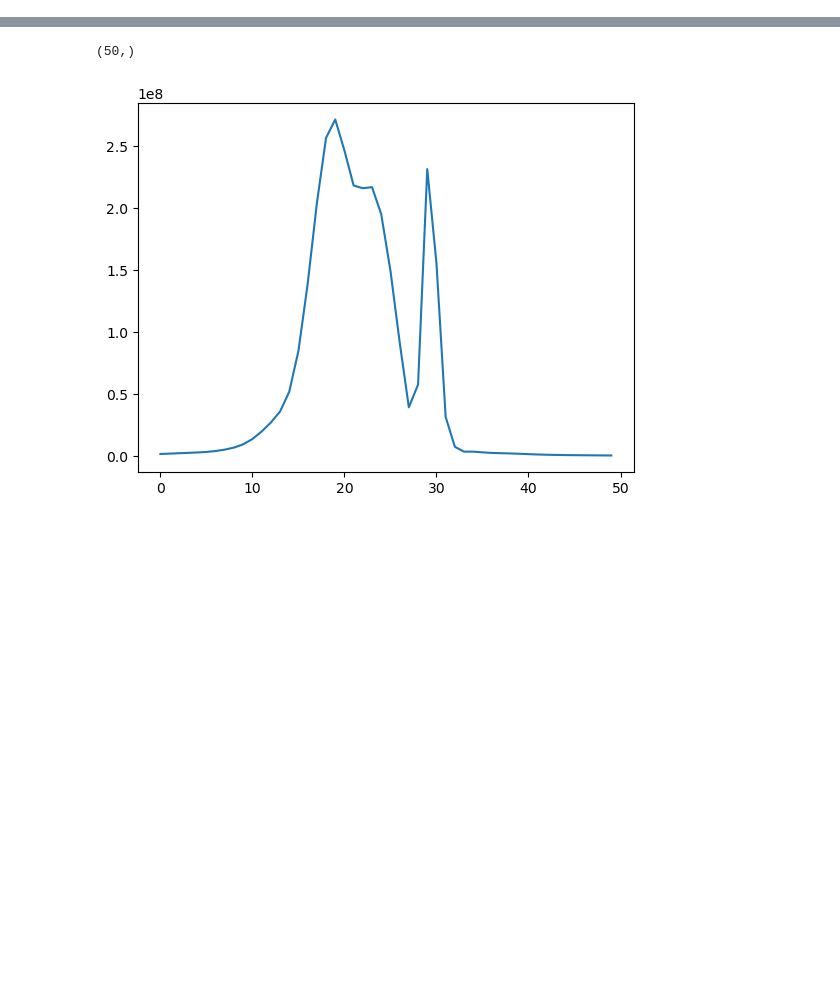
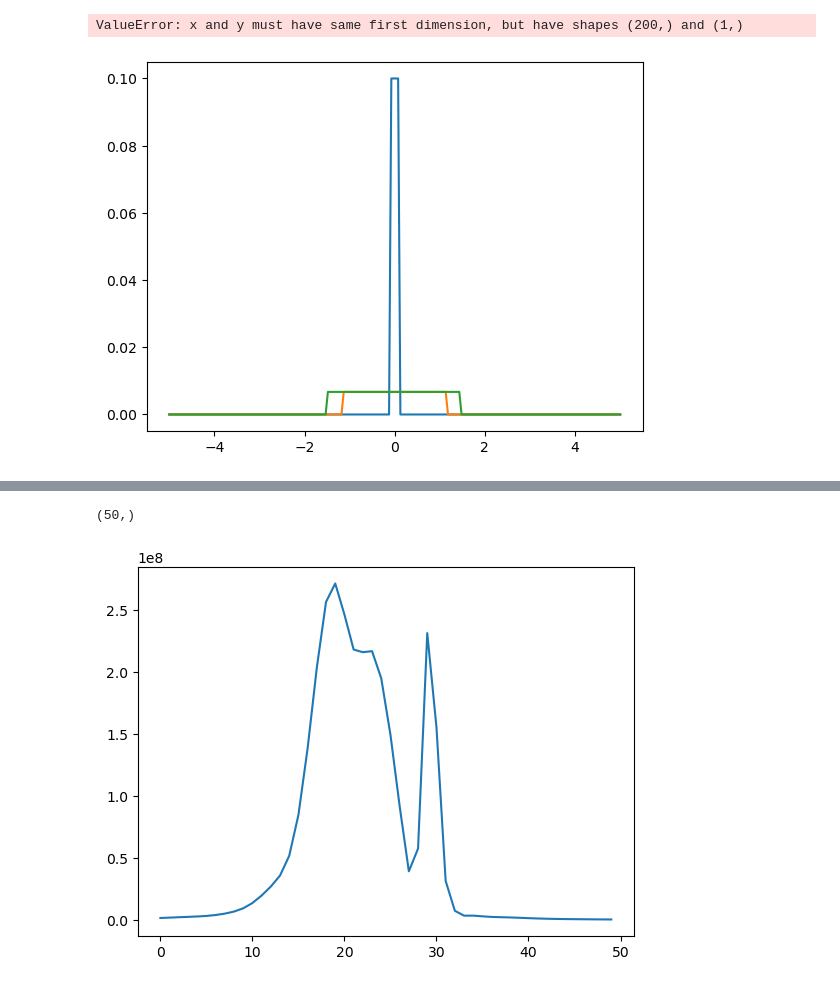
Before and after one commit to FinleyGB/FruitFlies, a Jupyter notebook: viewer.ipynb, the cells around one changed output, grey strips where cells are left out. Saved outputs shown, nothing was run; the diff lists cells and outputs as text; code cells hidden in the pictures; blank space fills up the shorter version.

```diff
--- a/viewer.ipynb
+++ b/viewer.ipynb
@@ -166,3 +178,17 @@ with open(os.path.join(path,'P.npy'),'wb') as f:
+# %%
+i = 100
+plt.figure()
+plt.plot(delta,rect_abs_prof(x_arr,delta,lw,OD,grad,0,L),label='unbroadened')
+plt.plot(delta,rect_abs_prof(x_arr,delta,lw,OD,grad,stark,L),label='broadened')
+plt.plot(delta,rect_abs_prof(x_arr[i],delta,lw,OD,grad,stark,L),label='single detuning')
+plt.plot(delta,np.sum(rect_abs_prof(x_arr,delta,lw,OD/len(x_arr),grad,stark,L)))
+plt.xlabel(r'$\Delta$')
+plt.ylabel(r'OD (A.U.)')
+plt.title('Controlled Reversible Inhomogeneous Broadening')
+plt.legend()
+# %% [output]
+ValueError: x and y must have same first dimension, but have shapes (200,) and (1,)
+[figure, added]
 # %%
 plt.subplot(2,1,1)
 plt.imshow(abs(E),extent=[t0, t1, x0, x1],aspect='auto')
```
Also changed, not shown: parts of 9 cells of this notebook, 1 other file.
